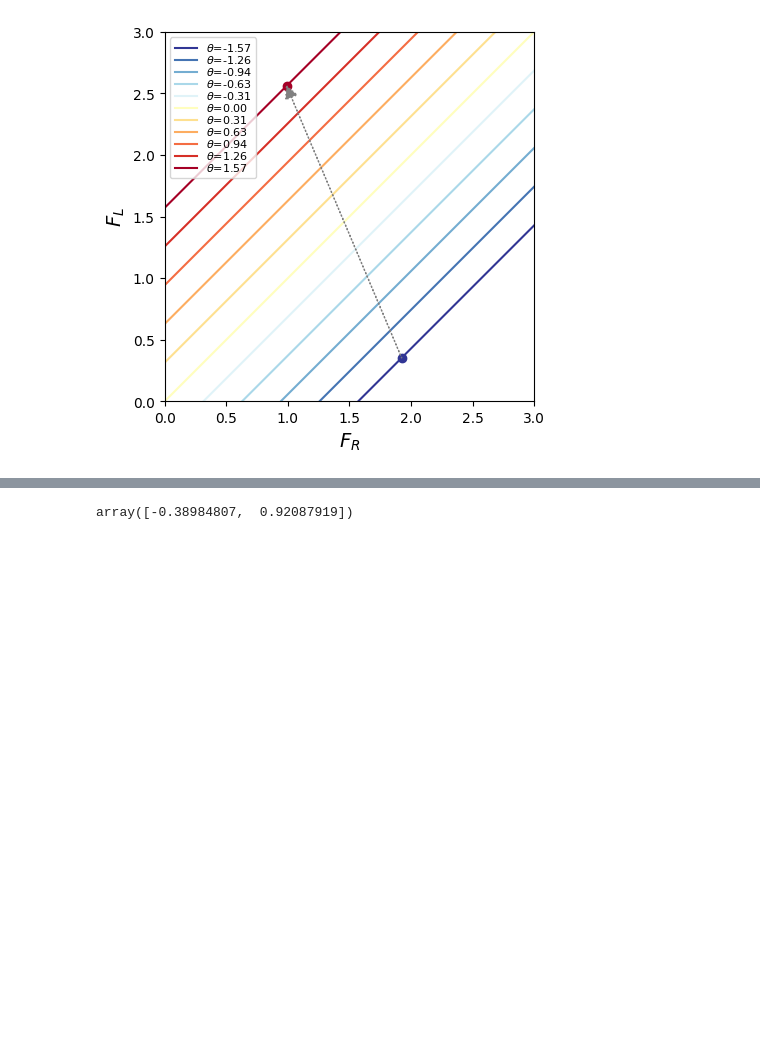
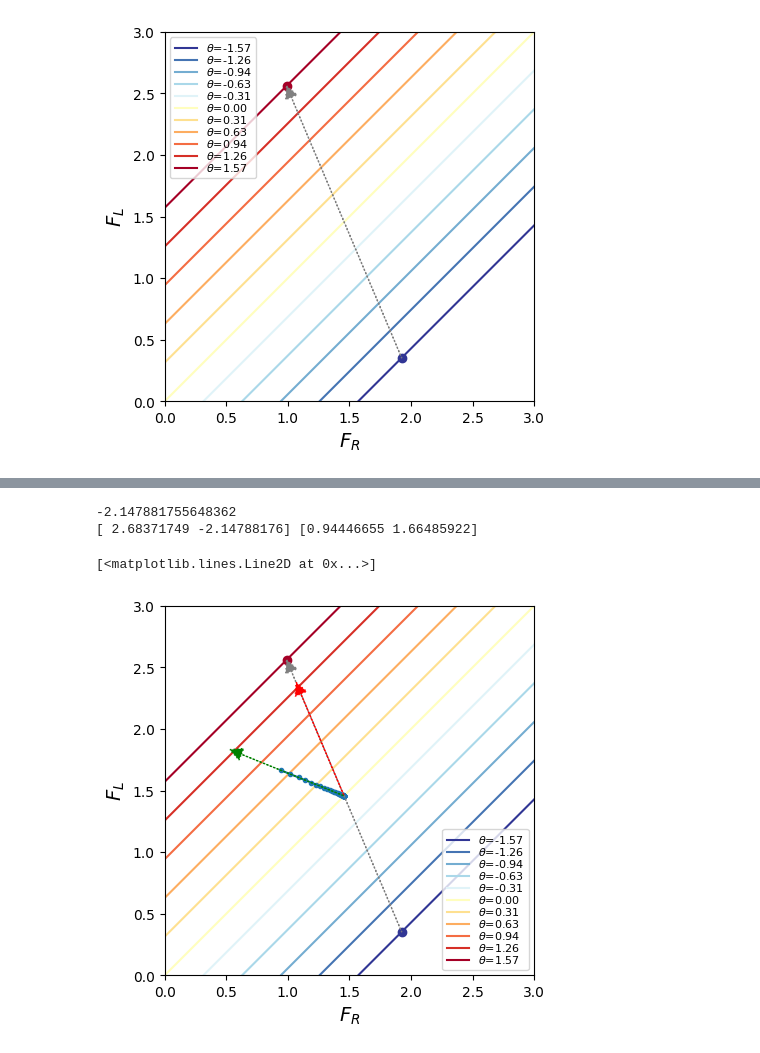
Before and after one commit to stootoon/how-brain-keeps-eyes-still, a Jupyter notebook: sandbox.ipynb, the cells around one changed output, grey strips where cells are left out. Saved outputs shown, nothing was run; the diff lists cells and outputs as text; code cells hidden in the pictures; blank space fills up the shorter version.

```diff
--- a/sandbox.ipynb
+++ b/sandbox.ipynb
@@ -90,4 +91,0 @@ array([[-0.38984807,  0.6972331 ],
-# %%
-e1
-# %% [output]
-array([-0.38984807,  0.92087919])
@@ -95,0 +92,22 @@ assert allclose(P[:,0],e1)
+# %%
+p0, p1 = plot_sols()
+def plot_eigs(p_cent, e1, e2):
+  arrow(p_cent[0], p_cent[1], e1[0], e1[1], head_width=0.1, head_length=0.1, fc='red', ec='red', length_includes_head=True, zorder=10, linestyle=":")
+  arrow(p_cent[0], p_cent[1], e2[0], e2[1], head_width=0.1, head_length=0.1, fc='green', ec='green', length_includes_head=True, zorder=10, linestyle=":")
+plot_eigs(p_cent, e1, e2)
+p0_ = iP @ p0
+v_init_1 = p0_[0] + 0.5 * norm(p1 - p0)
+v_init_2 = p0_[1] + randn()
+print(v_init_2)
+v_init_ = np.array([v_init_1, v_init_2])
+v_init = P @ v_init_
+print(v_init_, v_init)
+v_sol = odeint(dvdt, v_init, linspace(0, T, 50))
+plot(v_sol[:,0], v_sol[:,1], 'o-', markersize=3)
+#xlim(0,10)
+#ylim(0,10)
+# %% [output]
+-2.147881755648362
+[ 2.68371749 -2.14788176] [0.94446655 1.66485922]
+[<matplotlib.lines.Line2D at 0x...>]
+[figure, added]
```
Also changed, not shown: parts of 7 cells of this notebook.
